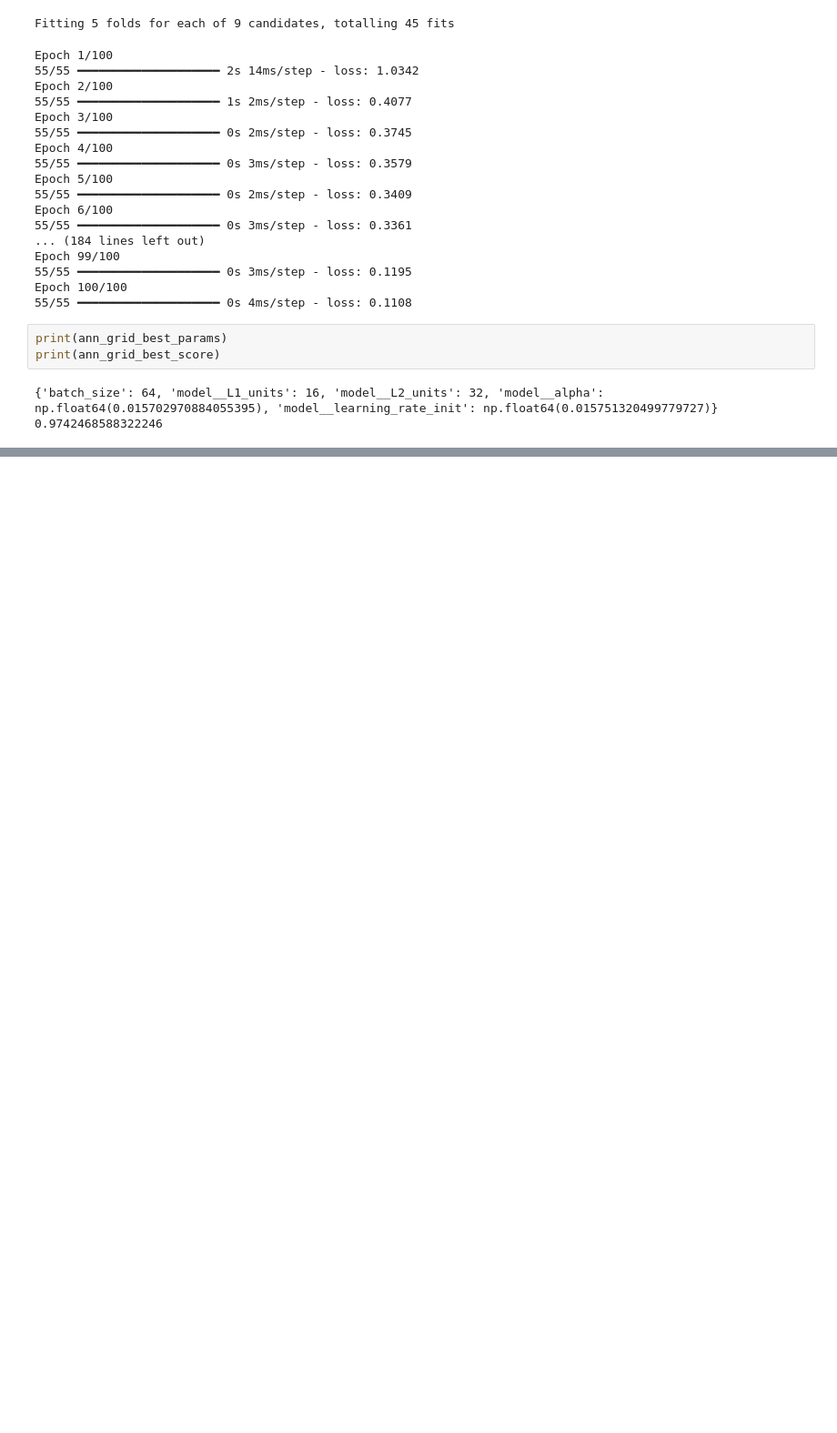
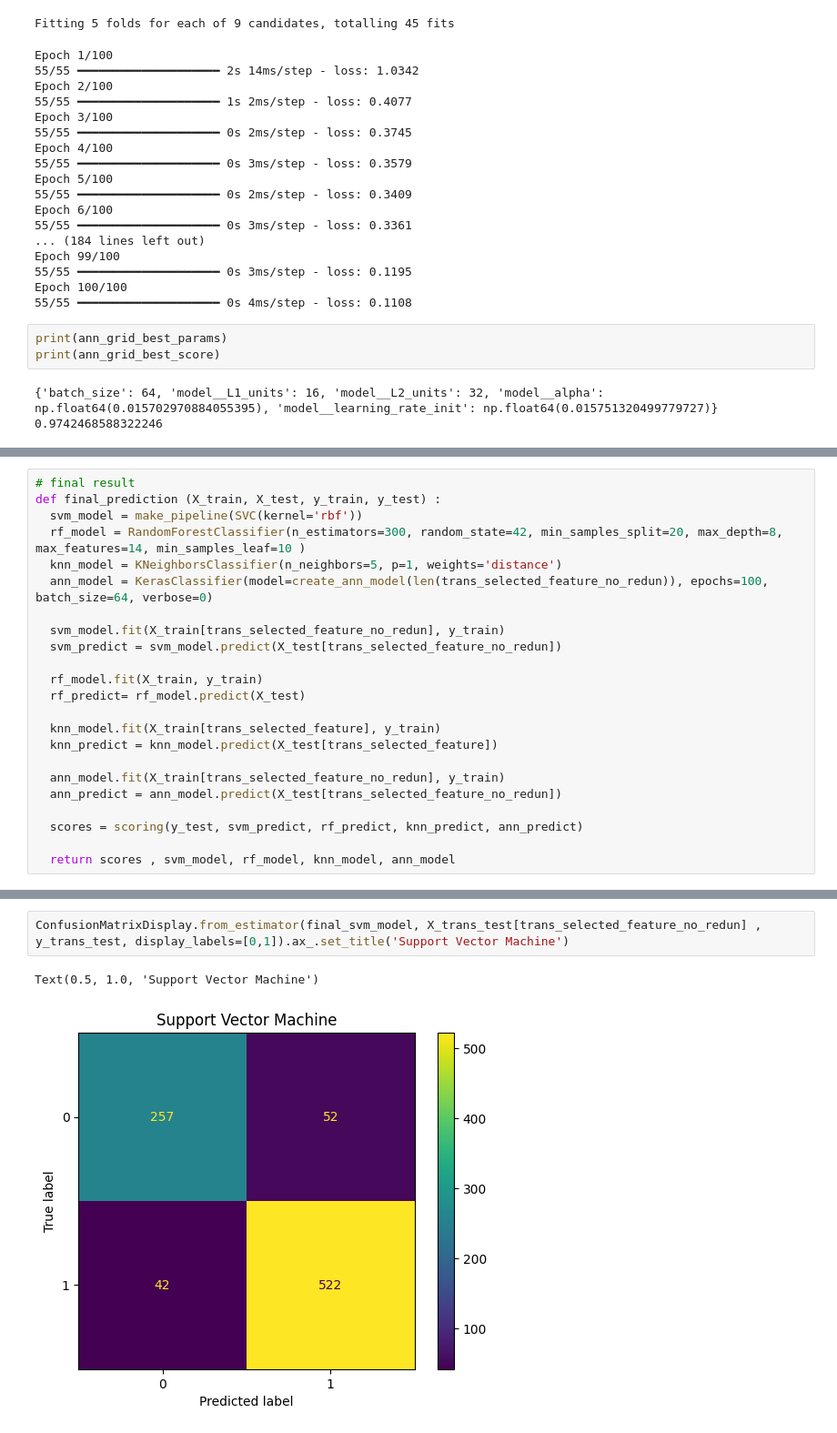
Before and after one commit to Juuphaada/Machine-Learning-Study, a Jupyter notebook: mexico_find_best_dataset&modelsSetting.ipynb, the cells around one changed output, grey strips where cells are left out. Shown at 91% size. Drawn from its saved outputs; the diff is of its cells as text; blank space fills up the shorter version.

```diff
--- a/mexico_find_best_dataset&modelsSetting.ipynb
+++ b/mexico_find_best_dataset&modelsSetting.ipynb
@@ -680,0 +699,23 @@ print(ann_grid_best_score)
+# %%
+# final result
+def final_prediction (X_train, X_test, y_train, y_test) :
+  svm_model = make_pipeline(SVC(kernel='rbf'))
+  rf_model = RandomForestClassifier(n_estimators=300, random_state=42, min_samples_split=20, max_depth=8, max_features=14, min_samples_leaf=10 )
+  knn_model = KNeighborsClassifier(n_neighbors=5, p=1, weights='distance')
+  ann_model = KerasClassifier(model=create_ann_model(len(trans_selected_feature_no_redun)), epochs=100, batch_size=64, verbose=0)
+
+  svm_model.fit(X_train[trans_selected_feature_no_redun], y_train)
+  svm_predict = svm_model.predict(X_test[trans_selected_feature_no_redun])
+
+  rf_model.fit(X_train, y_train)
+  rf_predict= rf_model.predict(X_test)
+
+  knn_model.fit(X_train[trans_selected_feature], y_train)
+  knn_predict = knn_model.predict(X_test[trans_selected_feature])
+
+  ann_model.fit(X_train[trans_selected_feature_no_redun], y_train)
+  ann_predict = ann_model.predict(X_test[trans_selected_feature_no_redun])
+
+  scores = scoring(y_test, svm_predict, rf_predict, knn_predict, ann_predict)
+
+  return scores , svm_model, rf_model, knn_model, ann_model
@@ -680,0 +796,5 @@ print(ann_grid_best_score)
+# %%
+ConfusionMatrixDisplay.from_estimator(final_svm_model, X_trans_test[trans_selected_feature_no_redun] , y_trans_test, display_labels=[0,1]).ax_.set_title('Support Vector Machine')
+# %% [output]
+Text(0.5, 1.0, 'Support Vector Machine')
+[figure, added]
```
Also changed, not shown: parts of 16 cells of this notebook.
